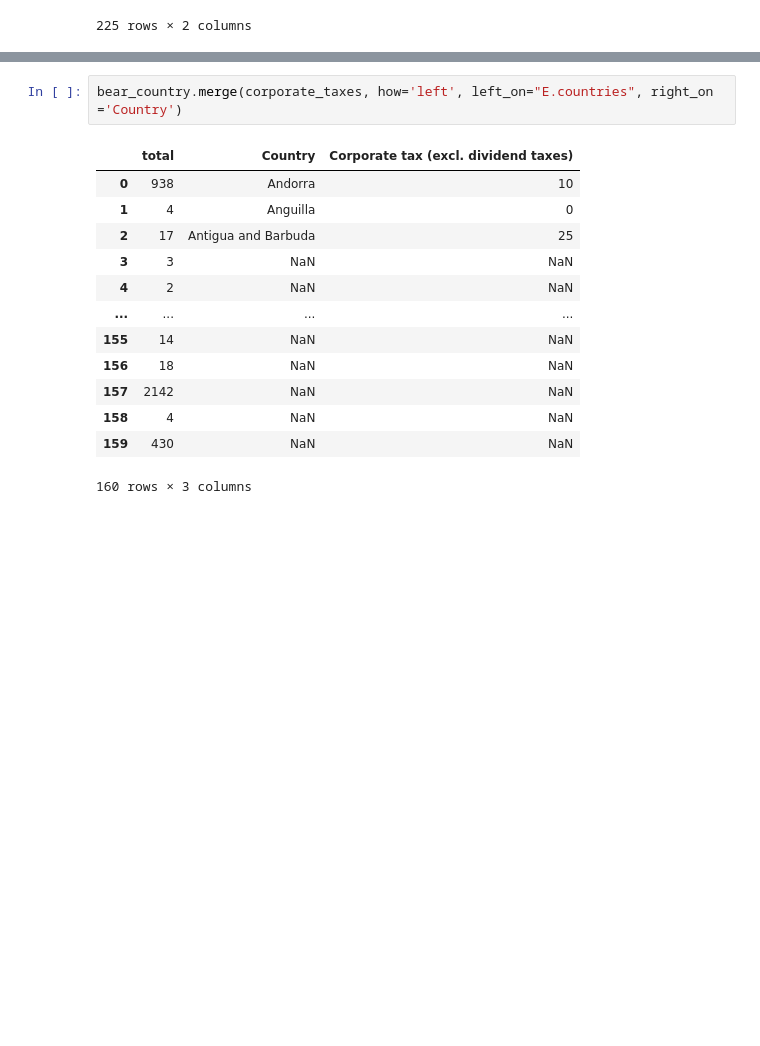
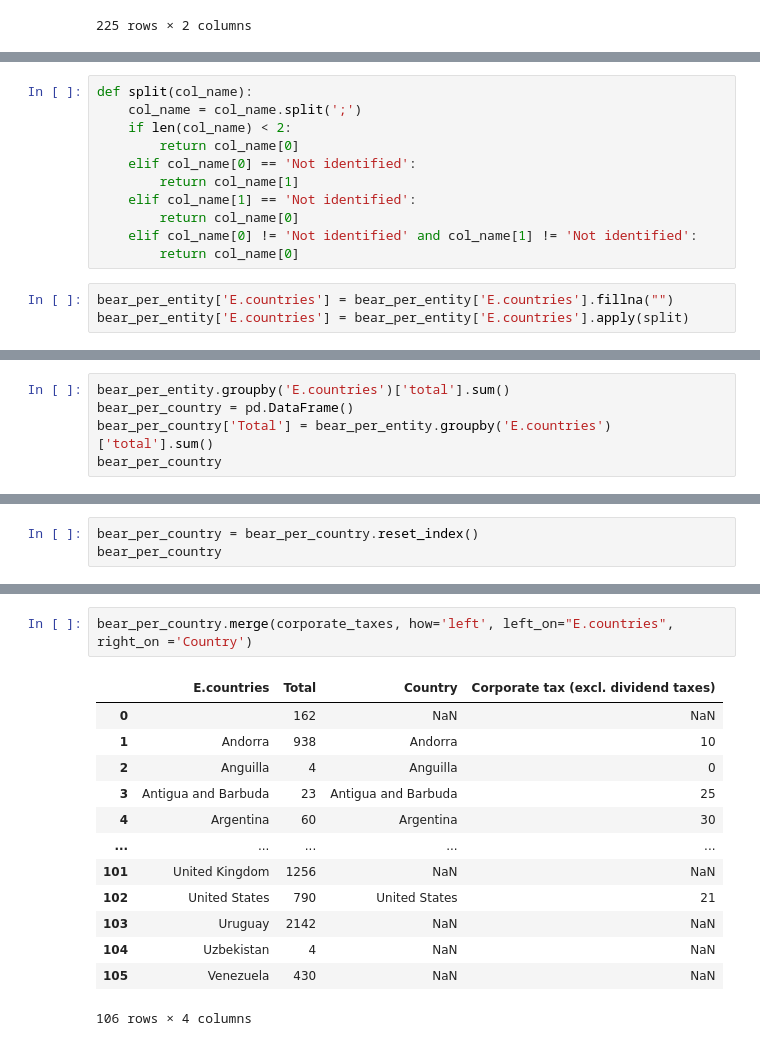
Before and after one commit to alexmak001/Panama-Papers, a Jupyter notebook: prabina.ipynb, the cells around one changed output, grey strips where cells are left out. Cells and saved outputs as stored; diff of their text form; blank space fills up the shorter version.

Commit message:
cleaned num_bear_plus_country csv and merged it w corporate taxes

```diff
--- a/prabina.ipynb
+++ b/prabina.ipynb
@@ -409,0 +394,14 @@ bear_country
+# %%
+def split(col_name):
+    col_name = col_name.split(';')
+    if len(col_name) < 2:
+        return col_name[0]
+    elif col_name[0] == 'Not identified':
+        return col_name[1]
+    elif col_name[1] == 'Not identified':
+        return col_name[0]
+    elif col_name[0] != 'Not identified' and col_name[1] != 'Not identified':
+        return col_name[0]
+# %%
+bear_per_entity['E.countries'] = bear_per_entity['E.countries'].fillna("")
+bear_per_entity['E.countries'] = bear_per_entity['E.countries'].apply(split)
@@ -411,0 +426,5 @@ bear_country.to_csv("data/bears_per_country.csv")
+# %%
+bear_per_entity.groupby('E.countries')['total'].sum()
+bear_per_country = pd.DataFrame()
+bear_per_country['Total'] = bear_per_entity.groupby('E.countries')['total'].sum()
+bear_per_country
@@ -411,0 +450,3 @@ bear_country.to_csv("data/bears_per_country.csv")
+# %%
+bear_per_country = bear_per_country.reset_index()
+bear_per_country
@@ -412,17 +467,17 @@ bear_country.to_csv("data/bears_per_country.csv")
 # %%
-bear_country.merge(corporate_taxes, how='left', left_on="E.countries", right_on ='Country')
+bear_per_country.merge(corporate_taxes, how='left', left_on="E.countries", right_on ='Country')
 # %% [output]
-|  | total | Country | Corporate tax (excl. dividend taxes) |
-| 0 | 938 | Andorra | 10 |
-| 1 | 4 | Anguilla | 0 |
-| 2 | 17 | Antigua and Barbuda | 25 |
-| 3 | 3 | NaN | NaN |
-| 4 | 2 | NaN | NaN |
-| ... | ... | ... | ... |
-| 155 | 14 | NaN | NaN |
-| 156 | 18 | NaN | NaN |
-| 157 | 2142 | NaN | NaN |
-| 158 | 4 | NaN | NaN |
-| 159 | 430 | NaN | NaN |
+|  | E.countries | Total | Country | Corporate tax (excl. dividend taxes) |
+| 0 |  | 162 | NaN | NaN |
+| 1 | Andorra | 938 | Andorra | 10 |
+| 2 | Anguilla | 4 | Anguilla | 0 |
+| 3 | Antigua and Barbuda | 23 | Antigua and Barbuda | 25 |
+| 4 | Argentina | 60 | Argentina | 30 |
+| ... | ... | ... | ... | ... |
+| 101 | United Kingdom | 1256 | NaN | NaN |
+| 102 | United States | 790 | United States | 21 |
+| 103 | Uruguay | 2142 | NaN | NaN |
+| 104 | Uzbekistan | 4 | NaN | NaN |
+| 105 | Venezuela | 430 | NaN | NaN |
-160 rows × 3 columns
+106 rows × 4 columns
 # %%
```
Also changed, not shown: parts of 11 cells of this notebook, 1 other file.
